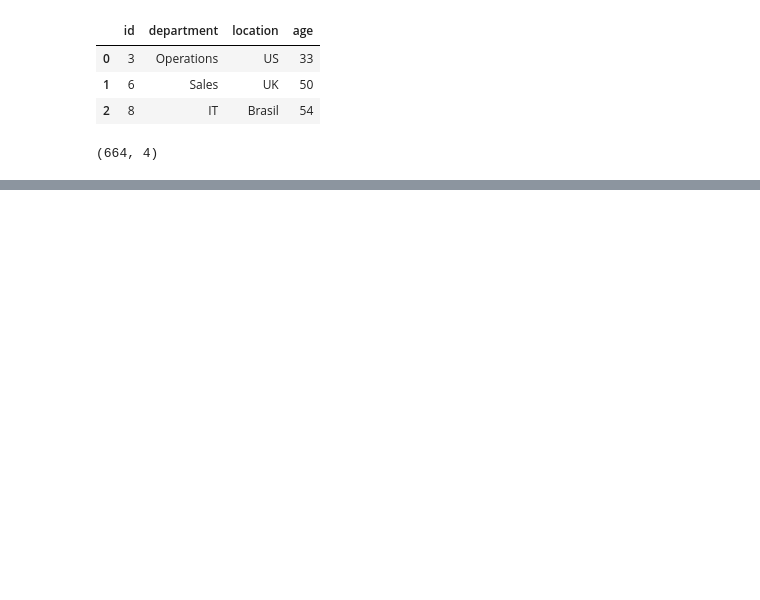
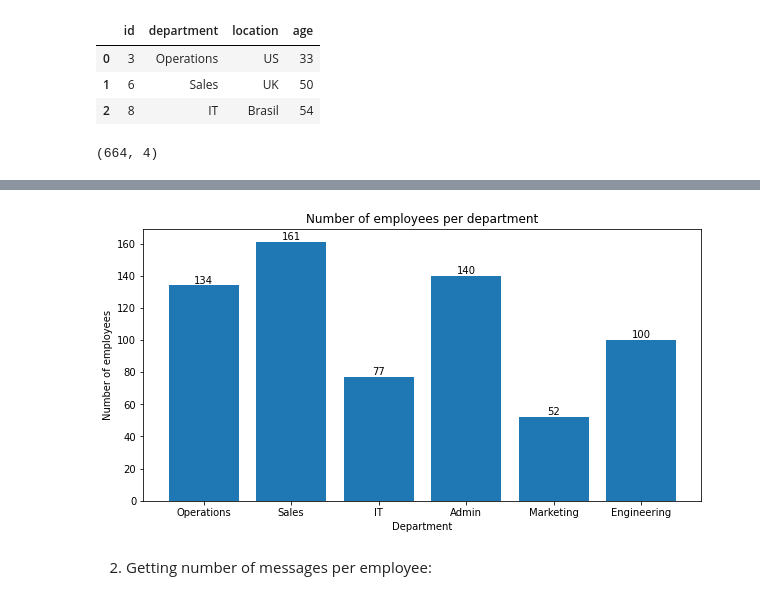
Before and after one commit to SimonB97/dccompetition_collaboration, a Jupyter notebook: src/Analysis.ipynb, the cells around one changed output, grey strips where cells are left out. Cells and saved outputs as stored; diff of their text form; code cells hidden in the pictures; blank space fills up the shorter version.

```diff
--- a/src/Analysis.ipynb
+++ b/src/Analysis.ipynb
@@ -53,0 +84,3 @@ df_msg.head(3)
+# %%
+dpt = df_emp['department']
+dpt
@@ -53,0 +100,14 @@ df_msg.head(3)
+# %%
+x = Counter(dpt).keys()
+y = Counter(dpt).values()
+plt.figure(figsize=(10,5))
+bars = plt.bar(x, y,)
+plt.xlabel('Department')
+plt.ylabel('Number of employees')
+plt.title('Number of employees per department')
+plt.bar_label(bars)
+plt.show()
+# %% [output]
+[figure, added]
+# %% [markdown]
+2) Getting number of messages per employee:
```
Also changed, not shown: parts of 24 cells of this notebook.
